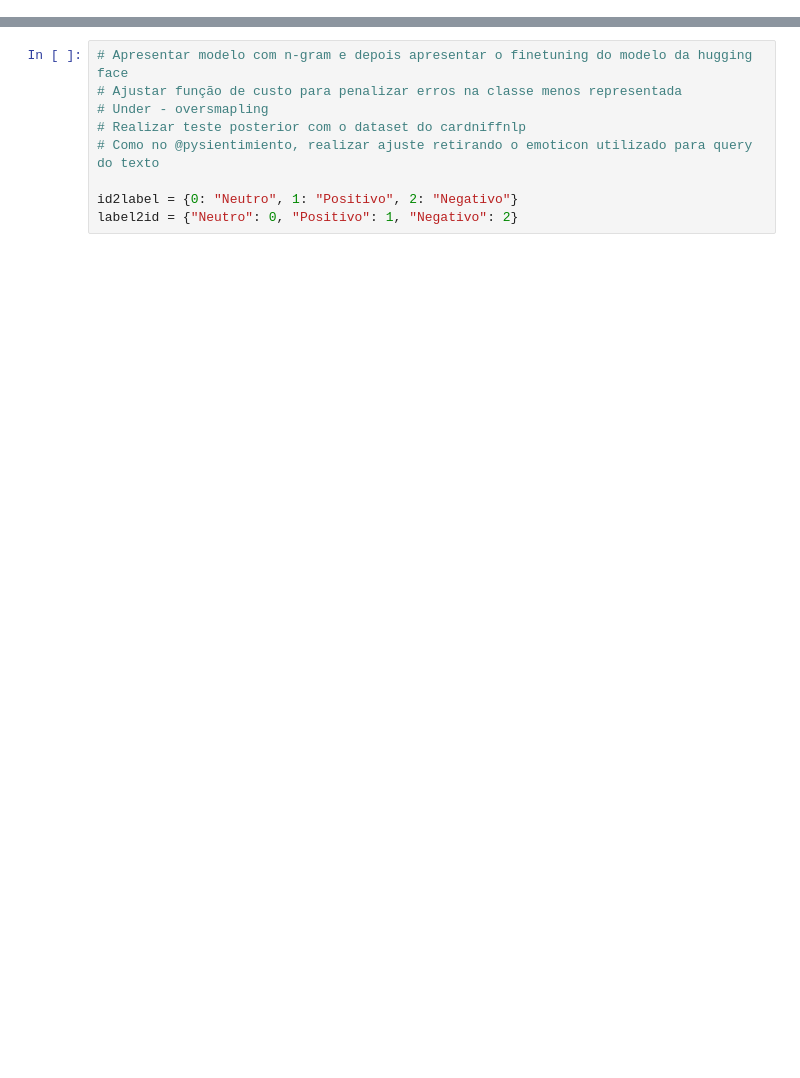
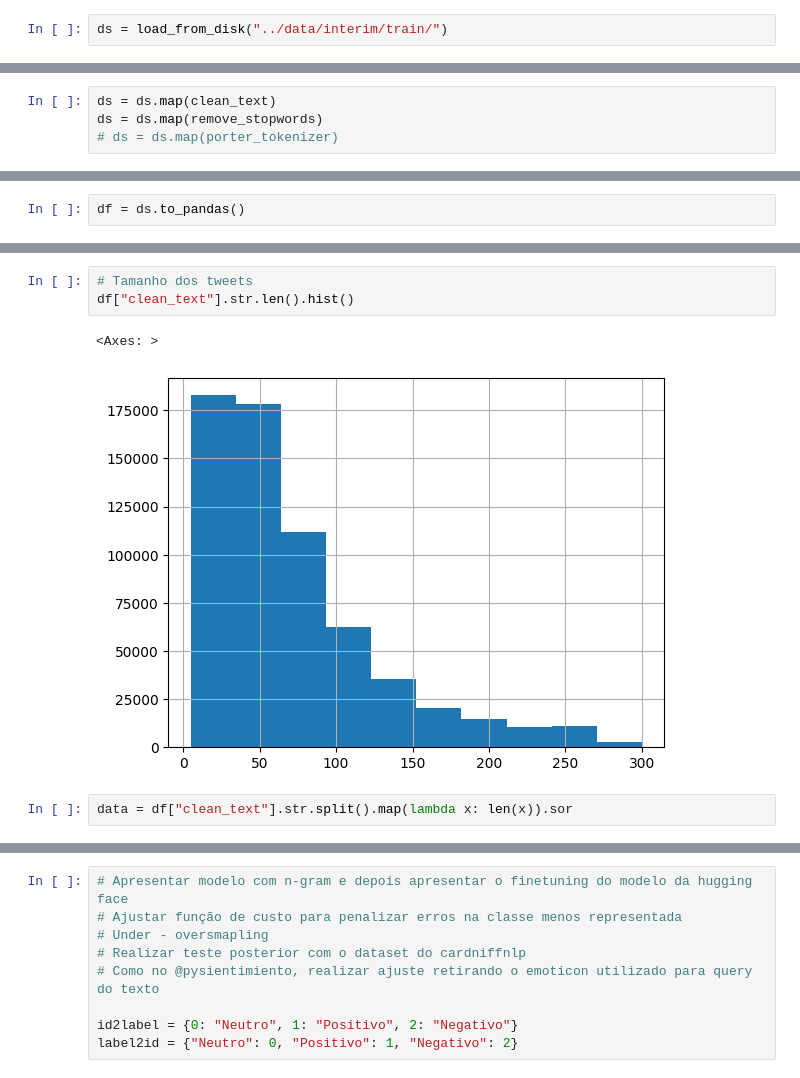
Before and after one commit to baldoinov/tweets-sentiment-analysis, a Jupyter notebook: notebooks/0.2-visualizing-the-dataset.ipynb, the cells around one changed output, grey strips where cells are left out. Saved outputs shown, nothing was run; the diff lists cells and outputs as text; blank space fills up the shorter version.

Commit message:
add exploratory data analysis

```diff
--- a/notebooks/0.2-visualizing-the-dataset.ipynb
+++ b/notebooks/0.2-visualizing-the-dataset.ipynb
@@ -7,0 +19,2 @@ ModuleNotFoundError: No module named 'src'
+# %%
+ds = load_from_disk("../data/interim/train/")
@@ -7,0 +65,4 @@ ModuleNotFoundError: No module named 'src'
+# %%
+ds = ds.map(clean_text)
+ds = ds.map(remove_stopwords)
+# ds = ds.map(porter_tokenizer)
@@ -7,0 +150,2 @@ ModuleNotFoundError: No module named 'src'
+# %%
+df = ds.to_pandas()
@@ -7,0 +161,8 @@ ModuleNotFoundError: No module named 'src'
+# %%
+# Tamanho dos tweets
+df["clean_text"].str.len().hist()
+# %% [output]
+<Axes: >
+[figure, added]
+# %%
+data = df["clean_text"].str.split().map(lambda x: len(x)).sor
```
Also changed, not shown: parts of 24 cells of this notebook, 4 other files.
